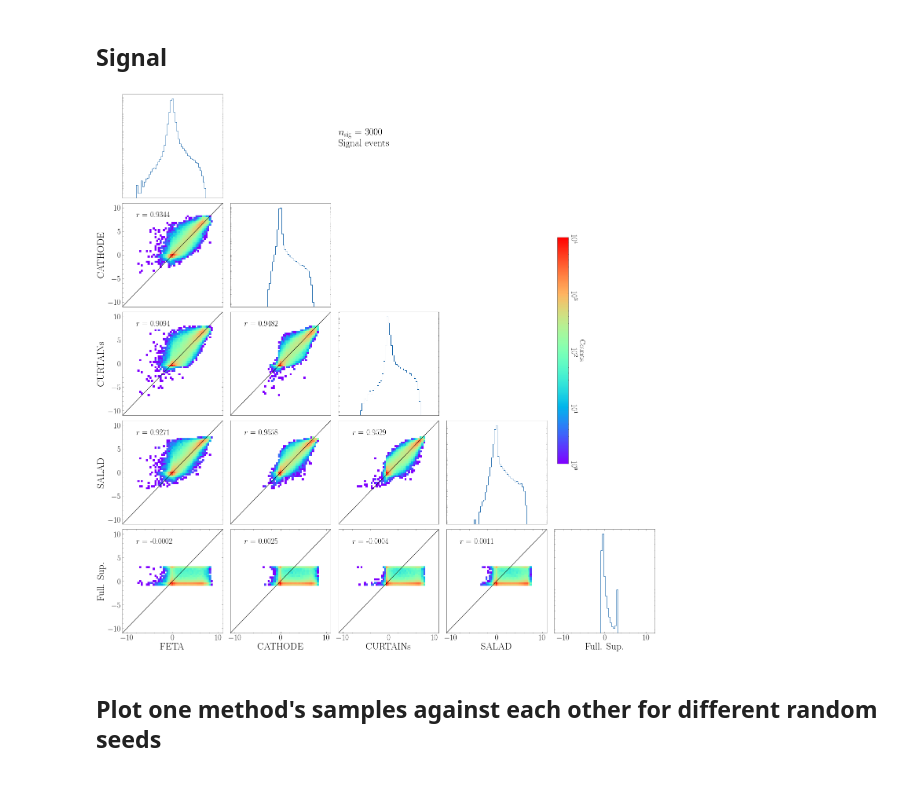
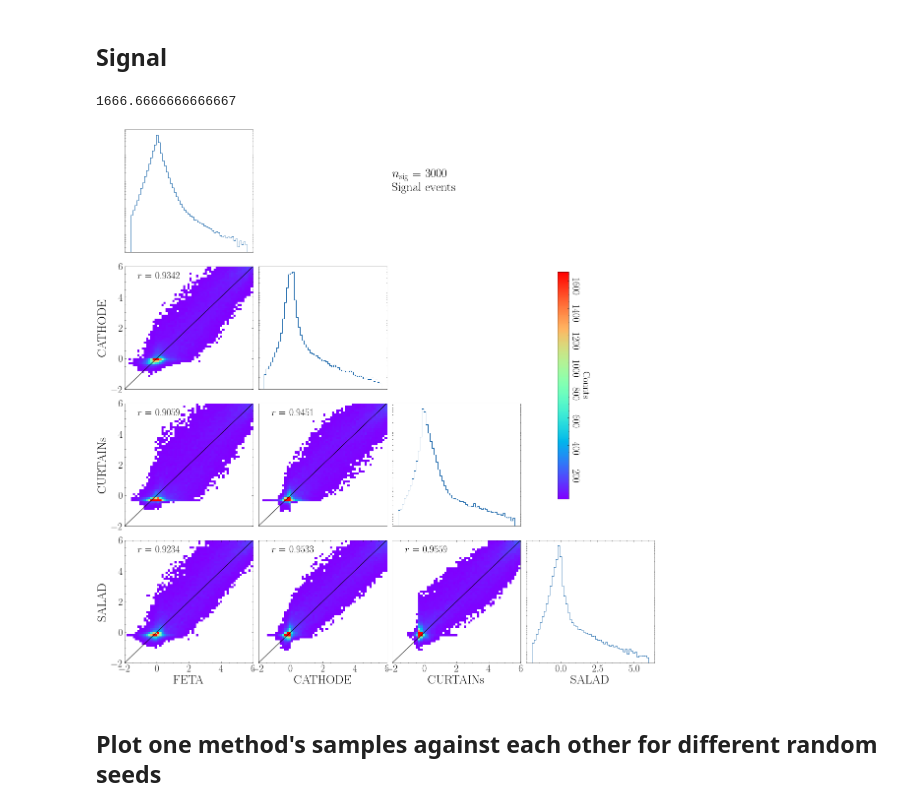
Before and after one commit to rmastand/synthetic_SM_AD, a Jupyter notebook: analyze_scatterplot_all_synth.ipynb, the cells around one changed output. Saved outputs shown, nothing was run; the diff lists cells and outputs as text; code cells hidden in the pictures.

```diff
--- a/analyze_scatterplot_all_synth.ipynb
+++ b/analyze_scatterplot_all_synth.ipynb
@@ -118,24 +120,37 @@ def make_plot(bkg_x, bkg_y, sig_x, sig_y, label_x, label_y, num_bins = 100, plot
     plt.show()
     return fig
 # %%
+zoom = True
+
+if zoom:
+    lower_plot_lim, upper_plot_lim = -2, 6
+else:
+    lower_plot_lim, upper_plot_lim = -6, 6
+
 
 dim = len(synth_ids)
 
 #params for all plots
 num_bins = 60
-lower_plot_lim, upper_plot_lim = -11, 11
-vmax = 1e5
+
+
 b = np.linspace(lower_plot_lim, upper_plot_lim, num_bins)
-cmap = "rainbow"
+cmap = plt.cm.rainbow
+cmap.set_under("white")
 fontsize = 25
 small_font = 20
 
 
-nice_labels = ["FETA", "CATHODE", "CURTAINs", "SALAD", "Full. Sup."]
+nice_labels = ["FETA", "CATHODE", "CURTAINs", "SALAD"]
 # %% [markdown]
 ## Background
 # %%
 fig, ax = plt.subplots(dim, dim, figsize = (4*dim, 4*dim))
+
+
+vmax = num_bkg*n_seed/num_bins
+print(vmax)
+vmin = .005*vmax
 
 for dim_x in range(dim):
     for dim_y in range(dim):
@@ -144,12 +159,12 @@ for dim_x in range(dim):
         if dim_x < dim_y: # plot the 2d hist
             img_bkg = ax[dim_y, dim_x].hist2d(concatenated_results_bkg[synth_ids[dim_x]].flatten(),
                                           concatenated_results_bkg[synth_ids[dim_y]].flatten(),
-                                          bins = b, norm=colors.LogNorm(vmin=1e0, vmax=vmax), cmap = cmap,
+                                          bins = b, norm=colors.Normalize(vmin=vmin, vmax=vmax), cmap = cmap,
                                           density = False)
             # calculate the correlation coefficient
             coeff = np.corrcoef(concatenated_results_bkg[synth_ids[dim_x]].flatten(), y=concatenated_results_bkg[synth_ids[dim_y]].flatten(),
                                 rowvar = False)[0][1]
-            ax[dim_y, dim_x].text(-8, 8, f"$r$ = {np.round(coeff, 4)}", fontsize = small_font)
+            ax[dim_y, dim_x].text(.1, .8, f"$r$ = {np.round(coeff, 4)}", fontsize = small_font, transform = ax[dim_y, dim_x].transAxes)
             ax[dim_y, dim_x].plot([lower_plot_lim, upper_plot_lim], [lower_plot_lim, upper_plot_lim], color = "black")
 
 
@@ -189,6 +204,8 @@ cbar.set_label("Counts", fontsize = small_font, rotation = 270, labelpad = 20)
 plt.tight_layout()
 fig.show()
 
-
-fig.savefig(f"plots/corner_bkg_{num_signal_to_inject}.pdf", dpi = dpi)
+if zoom:
+    fig.savefig(f"plots/corner_bkg_{num_signal_to_inject}_zoomed.pdf", dpi = dpi)
+else:
+    fig.savefig(f"plots/corner_bkg_{num_signal_to_inject}.pdf", dpi = dpi)
 # %% [output]
@@ -197,7 +215,9 @@ fig.savefig(f"plots/corner_bkg_{num_signal_to_inject}.pdf", dpi = dpi)
 ## Signal
 # %%
 
-vmax = 1e4
+vmax = num_sig*n_seed/num_bins
+print(vmax)
+vmin = .005*vmax
 
 fig, ax = plt.subplots(dim, dim, figsize = (4*dim, 4*dim))
 
@@ -209,11 +229,11 @@ for dim_x in range(dim):
         if dim_x < dim_y: # plot the 2d hist
             img_sig = ax[dim_y, dim_x].hist2d(concatenated_results_sig[synth_ids[dim_x]].flatten(),
                                           concatenated_results_sig[synth_ids[dim_y]].flatten(),
-                                          bins = b, norm=colors.LogNorm(vmin=1e0, vmax=vmax), cmap = cmap,
+                                          bins = b, norm=colors.Normalize(vmin=vmin, vmax=vmax), cmap = cmap,
                                           density = False)
             coeff = np.corrcoef(concatenated_results_sig[synth_ids[dim_x]].flatten(), y=concatenated_results_sig[synth_ids[dim_y]].flatten(),
                                 rowvar = False)[0][1]
-            ax[dim_y, dim_x].text(-8, 8, f"$r$ = {np.round(coeff, 4)}", fontsize = small_font)
+            ax[dim_y, dim_x].text(.1, .9, f"$r$ = {np.round(coeff, 4)}", fontsize = small_font, transform = ax[dim_y, dim_x].transAxes)
             ax[dim_y, dim_x].plot(b, b, color = "black")
 
 
@@ -227,35 +247,39 @@ for dim_x in range(dim):
         # axis labels
         if dim_y == dim - 1:
             ax[dim_y, dim_x].set_xlabel(nice_labels[dim_x], fontsize = fontsize)
             ax[dim_y, dim_x].tick_params(axis='x', which='major', labelsize=small_font)
         else:
             ax[dim_y, dim_x].set_xticks([])
         if (dim_x == 0) and (dim_y != 0):
             ax[dim_y, dim_x].set_ylabel(nice_labels[dim_y], fontsize = fontsize)
             ax[dim_y, dim_x].tick_params(axis='y', which='major', labelsize=small_font)
         else:
             ax[dim_y, dim_x].set_yticks([])
 
 # label
 ax[0, 2].text(0, .5, f"$n_\\mathrm{{sig}}$ = {num_signal_to_inject}\nSignal events", fontsize = fontsize)
 
 # colorbar (they all have the same one)
 cb_ax = fig.add_axes([.82,.34,.02,.4])
 cbar = fig.colorbar(img_sig[3],orientation='vertical',cax=cb_ax)
 
 cbar.ax.tick_params(labelsize=small_font, rotation = 270)
 cbar.set_label("Counts", fontsize = small_font, rotation = 270, labelpad = 20)
 
 
 
 
 
 plt.tight_layout()
 fig.show()
 
-fig.savefig(f"plots/corner_sig_{num_signal_to_inject}.pdf", dpi = dpi)
+if zoom:
+    fig.savefig(f"plots/corner_sig_{num_signal_to_inject}_zoomed.pdf", dpi = dpi)
+else:
+    fig.savefig(f"plots/corner_sig_{num_signal_to_inject}.pdf", dpi = dpi)
 # %% [output]
+1666.6666666666667
-[figure, old version]
+[figure, new version]
 # %% [markdown]
 ## Plot one method's samples against each other for different random seeds
 # %%
```
Also changed, not shown: parts of 5 cells of this notebook, 2 other files.
